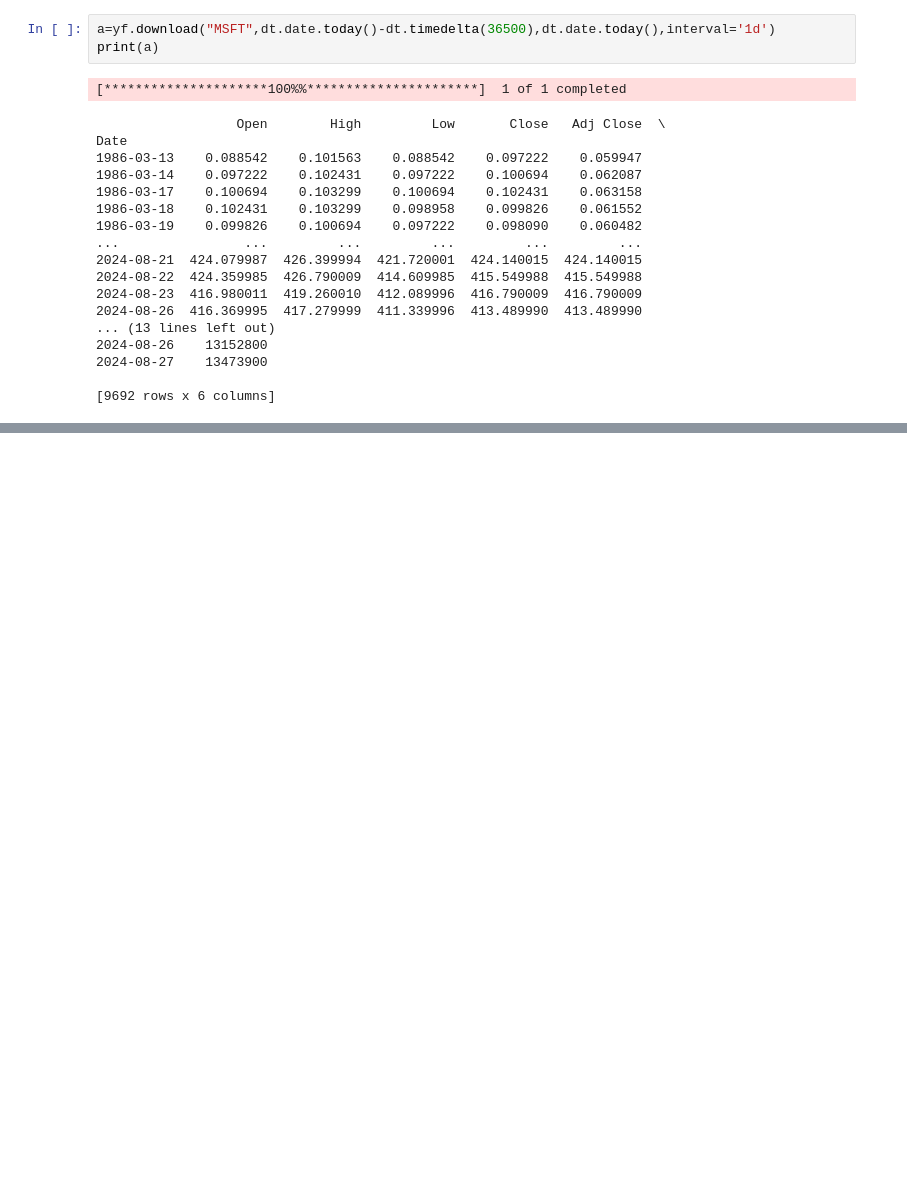
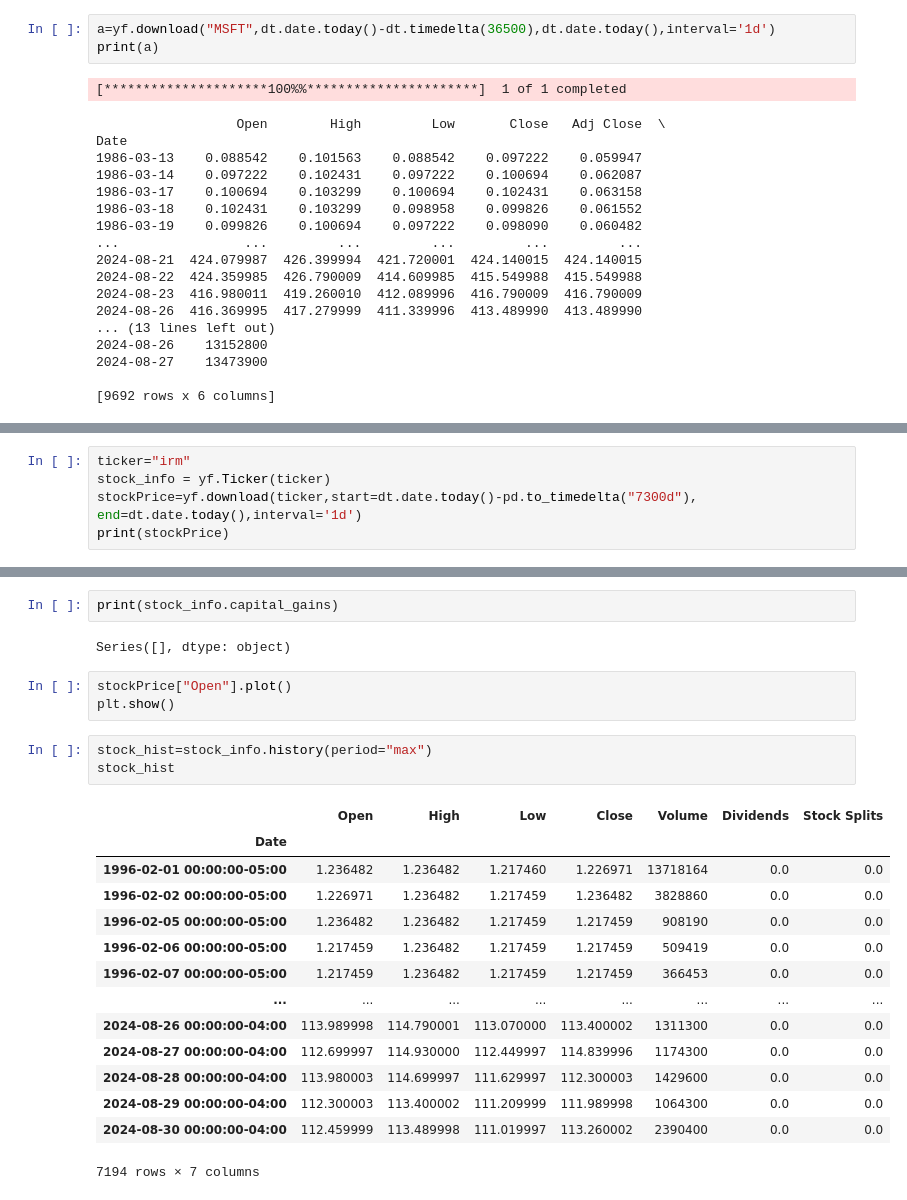
Before and after one commit to KImeriGitHub/RandomOdyssey, a Jupyter notebook: src/notebooks/sandbox.ipynb, the cells around one changed output, grey strips where cells are left out. Saved outputs shown, nothing was run; the diff lists cells and outputs as text; blank space fills up the shorter version.

```diff
--- a/src/notebooks/sandbox.ipynb
+++ b/src/notebooks/sandbox.ipynb
@@ -57,0 +30,5 @@ AttributeError: 'Tickers' object has no attribute 'info'
+# %%
+ticker="irm"
+stock_info = yf.Ticker(ticker)
+stockPrice=yf.download(ticker,start=dt.date.today()-pd.to_timedelta("7300d"), end=dt.date.today(),interval='1d')
+print(stockPrice)
@@ -57,0 +54,25 @@ AttributeError: 'Tickers' object has no attribute 'info'
+# %%
+print(stock_info.capital_gains)
+# %% [output]
+Series([], dtype: object)
+# %%
+stockPrice["Open"].plot()
+plt.show()
+# %%
+stock_hist=stock_info.history(period="max")
+stock_hist
+# %% [output]
+|  | Open | High | Low | Close | Volume | Dividends | Stock Splits |
+| Date |  |  |  |  |  |  |  |
+| 1996-02-01 00:00:00-05:00 | 1.236482 | 1.236482 | 1.217460 | 1.226971 | 13718164 | 0.0 | 0.0 |
+| 1996-02-02 00:00:00-05:00 | 1.226971 | 1.236482 | 1.217459 | 1.236482 | 3828860 | 0.0 | 0.0 |
+| 1996-02-05 00:00:00-05:00 | 1.236482 | 1.236482 | 1.217459 | 1.217459 | 908190 | 0.0 | 0.0 |
+| 1996-02-06 00:00:00-05:00 | 1.217459 | 1.236482 | 1.217459 | 1.217459 | 509419 | 0.0 | 0.0 |
+| 1996-02-07 00:00:00-05:00 | 1.217459 | 1.236482 | 1.217459 | 1.217459 | 366453 | 0.0 | 0.0 |
+| ... | ... | ... | ... | ... | ... | ... | ... |
+| 2024-08-26 00:00:00-04:00 | 113.989998 | 114.790001 | 113.070000 | 113.400002 | 1311300 | 0.0 | 0.0 |
+| 2024-08-27 00:00:00-04:00 | 112.699997 | 114.930000 | 112.449997 | 114.839996 | 1174300 | 0.0 | 0.0 |
+| 2024-08-28 00:00:00-04:00 | 113.980003 | 114.699997 | 111.629997 | 112.300003 | 1429600 | 0.0 | 0.0 |
+| 2024-08-29 00:00:00-04:00 | 112.300003 | 113.400002 | 111.209999 | 111.989998 | 1064300 | 0.0 | 0.0 |
+| 2024-08-30 00:00:00-04:00 | 112.459999 | 113.489998 | 111.019997 | 113.260002 | 2390400 | 0.0 | 0.0 |
+7194 rows × 7 columns
```
Also changed, not shown: parts of 6 cells of this notebook, 2 other files.
